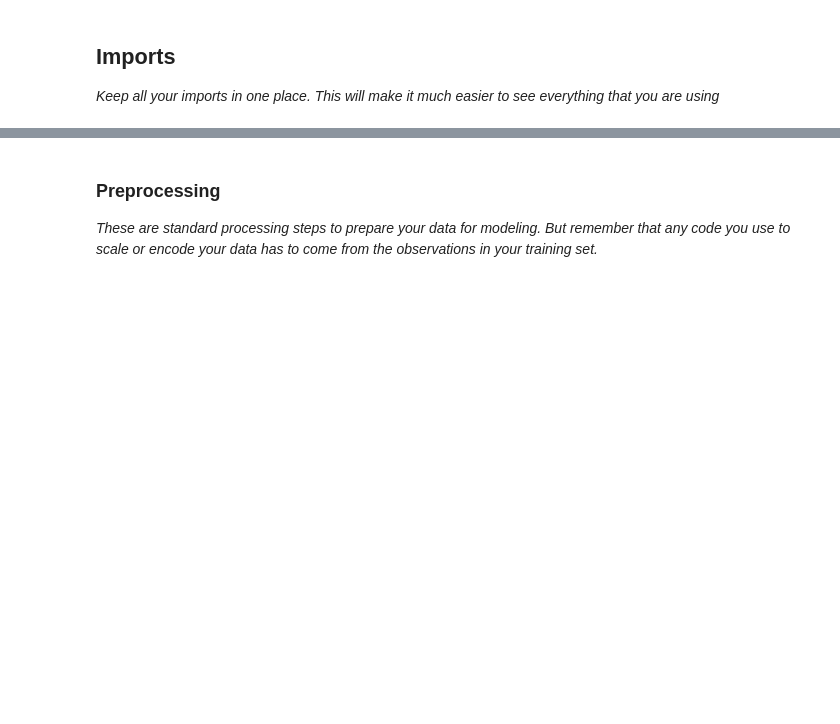
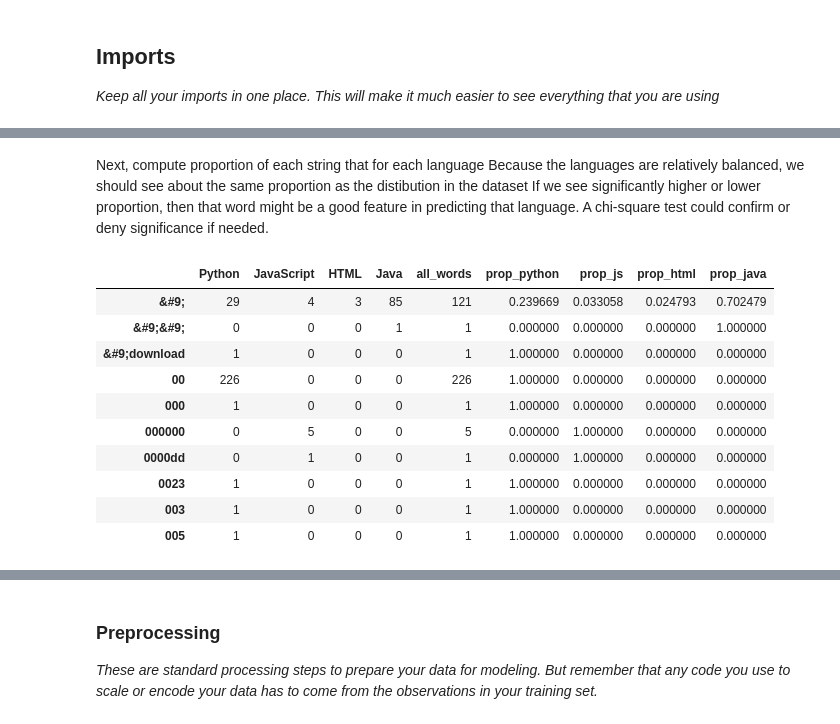
Before and after one commit to Data-Investigators/nlp_environmental_project, a Jupyter notebook: mvp.ipynb, the cells around one changed output, grey strips where cells are left out. Cells and saved outputs as stored; diff of their text form; code cells hidden in the pictures; blank space fills up the shorter version.

```diff
--- a/mvp.ipynb
+++ b/mvp.ipynb
@@ -161,0 +227,5 @@ Acquire: Completed!
+# %% [markdown]
+Next, compute proportion of each string that for each language
+Because the languages are relatively balanced, we should see about the same proportion as the distibution in the dataset
+If we see significantly higher or lower proportion, then that word might be a good feature in predicting that language.
+A chi-square test could confirm or deny significance if needed.
@@ -161,0 +237,14 @@ Acquire: Completed!
+# %%
+word_counts.head(10)
+# %% [output]
+|  | Python | JavaScript | HTML | Java | all_words | prop_python | prop_js | prop_html | prop_java |
+| &#9; | 29 | 4 | 3 | 85 | 121 | 0.239669 | 0.033058 | 0.024793 | 0.702479 |
+| &#9;&#9; | 0 | 0 | 0 | 1 | 1 | 0.000000 | 0.000000 | 0.000000 | 1.000000 |
+| &#9;download | 1 | 0 | 0 | 0 | 1 | 1.000000 | 0.000000 | 0.000000 | 0.000000 |
+| 00 | 226 | 0 | 0 | 0 | 226 | 1.000000 | 0.000000 | 0.000000 | 0.000000 |
+| 000 | 1 | 0 | 0 | 0 | 1 | 1.000000 | 0.000000 | 0.000000 | 0.000000 |
+| 000000 | 0 | 5 | 0 | 0 | 5 | 0.000000 | 1.000000 | 0.000000 | 0.000000 |
+| 0000dd | 0 | 1 | 0 | 0 | 1 | 0.000000 | 1.000000 | 0.000000 | 0.000000 |
+| 0023 | 1 | 0 | 0 | 0 | 1 | 1.000000 | 0.000000 | 0.000000 | 0.000000 |
+| 003 | 1 | 0 | 0 | 0 | 1 | 1.000000 | 0.000000 | 0.000000 | 0.000000 |
+| 005 | 1 | 0 | 0 | 0 | 1 | 1.000000 | 0.000000 | 0.000000 | 0.000000 |
```
Also changed, not shown: parts of 53 cells of this notebook.
